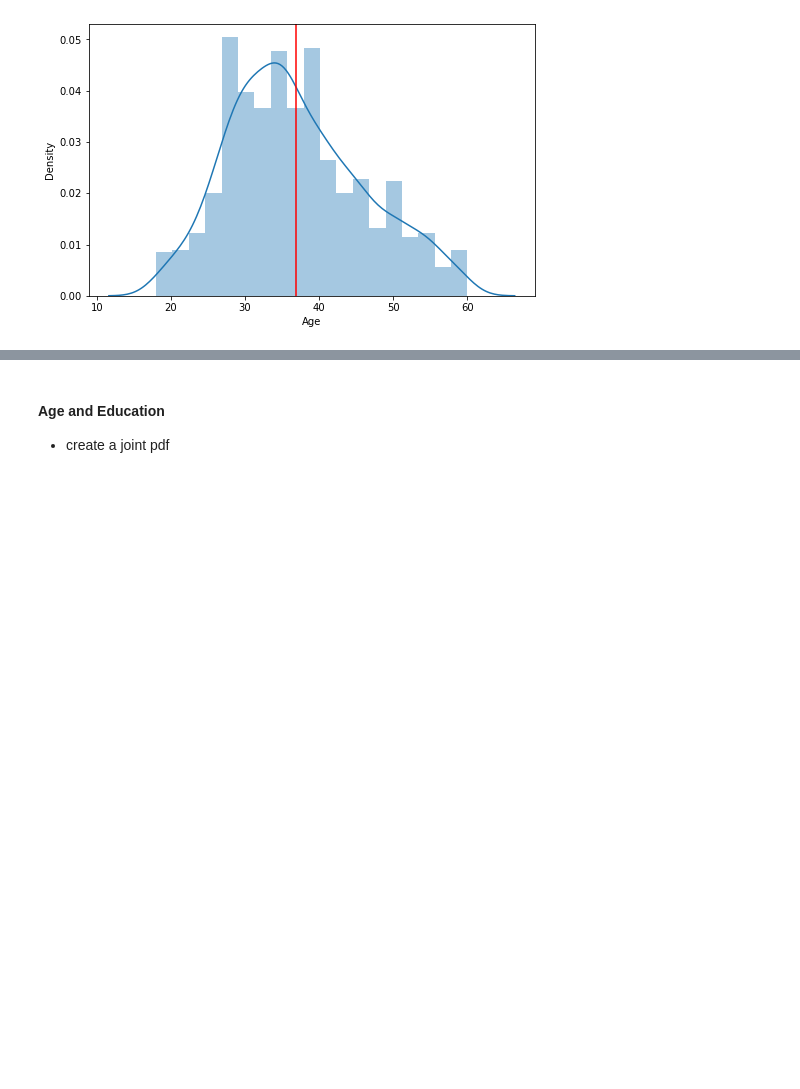
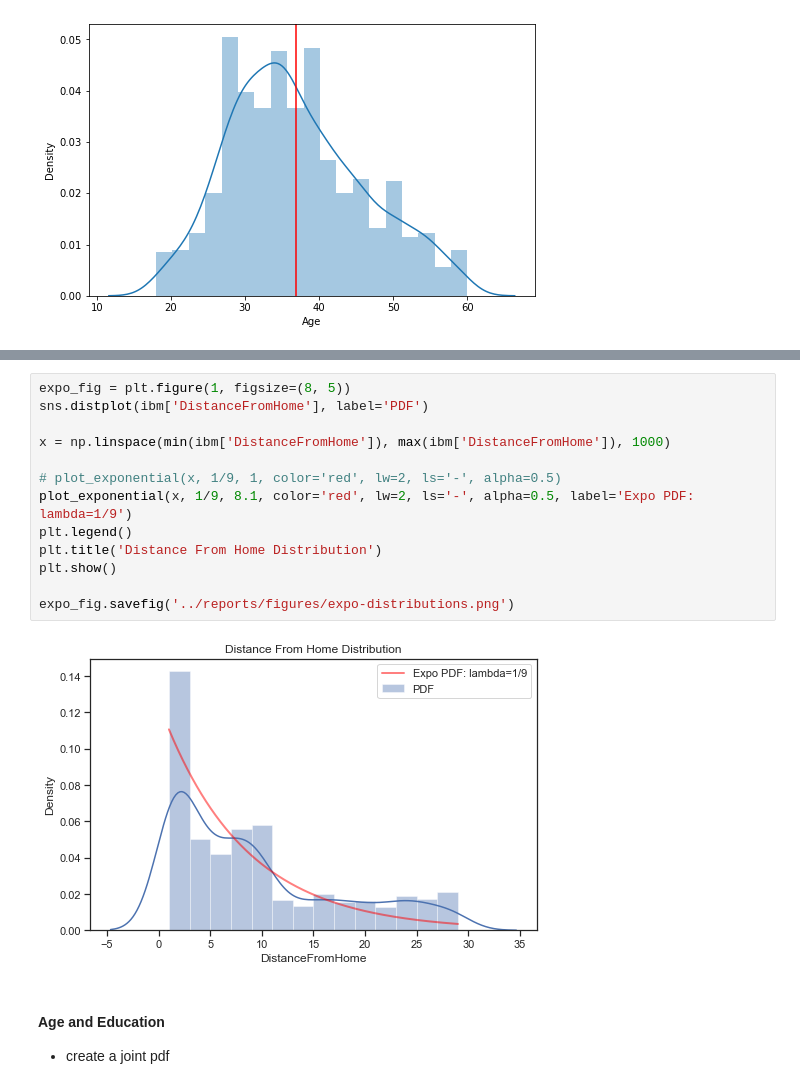
Before and after one commit to rage-against-the-machine-learning/simulate-employee-attrition, a Jupyter notebook: notebooks/2021-10-16-Data-EDA.ipynb, the cells around one changed output, grey strips where cells are left out. Cells and saved outputs as stored; diff of their text form; blank space fills up the shorter version.

```diff
--- a/notebooks/2021-10-16-Data-EDA.ipynb
+++ b/notebooks/2021-10-16-Data-EDA.ipynb
@@ -106,3 +133,18 @@ age_fig.savefig('../reports/figures/age-distribution.png')
+# %%
+expo_fig = plt.figure(1, figsize=(8, 5))
+sns.distplot(ibm['DistanceFromHome'], label='PDF')
+
+x = np.linspace(min(ibm['DistanceFromHome']), max(ibm['DistanceFromHome']), 1000)
+
+# plot_exponential(x, 1/9, 1, color='red', lw=2, ls='-', alpha=0.5)
+plot_exponential(x, 1/9, 8.1, color='red', lw=2, ls='-', alpha=0.5, label='Expo PDF: lambda=1/9')
+plt.legend()
+plt.title('Distance From Home Distribution')
+plt.show()
+
+expo_fig.savefig('../reports/figures/expo-distributions.png')
+# %% [output]
+[figure, added]
 # %% [markdown]
 #### Age and Education
 - create a joint pdf
```
Also changed, not shown: parts of 30 cells of this notebook.
